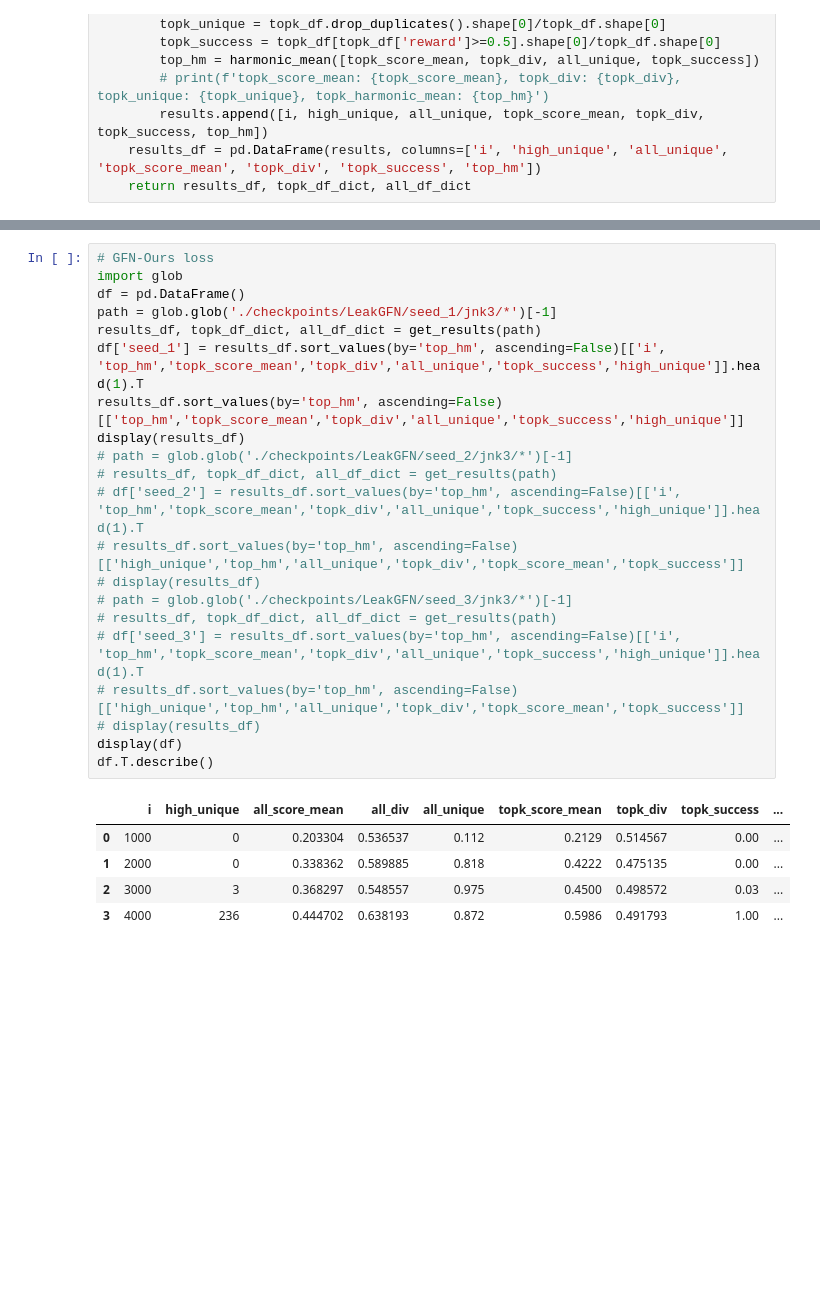
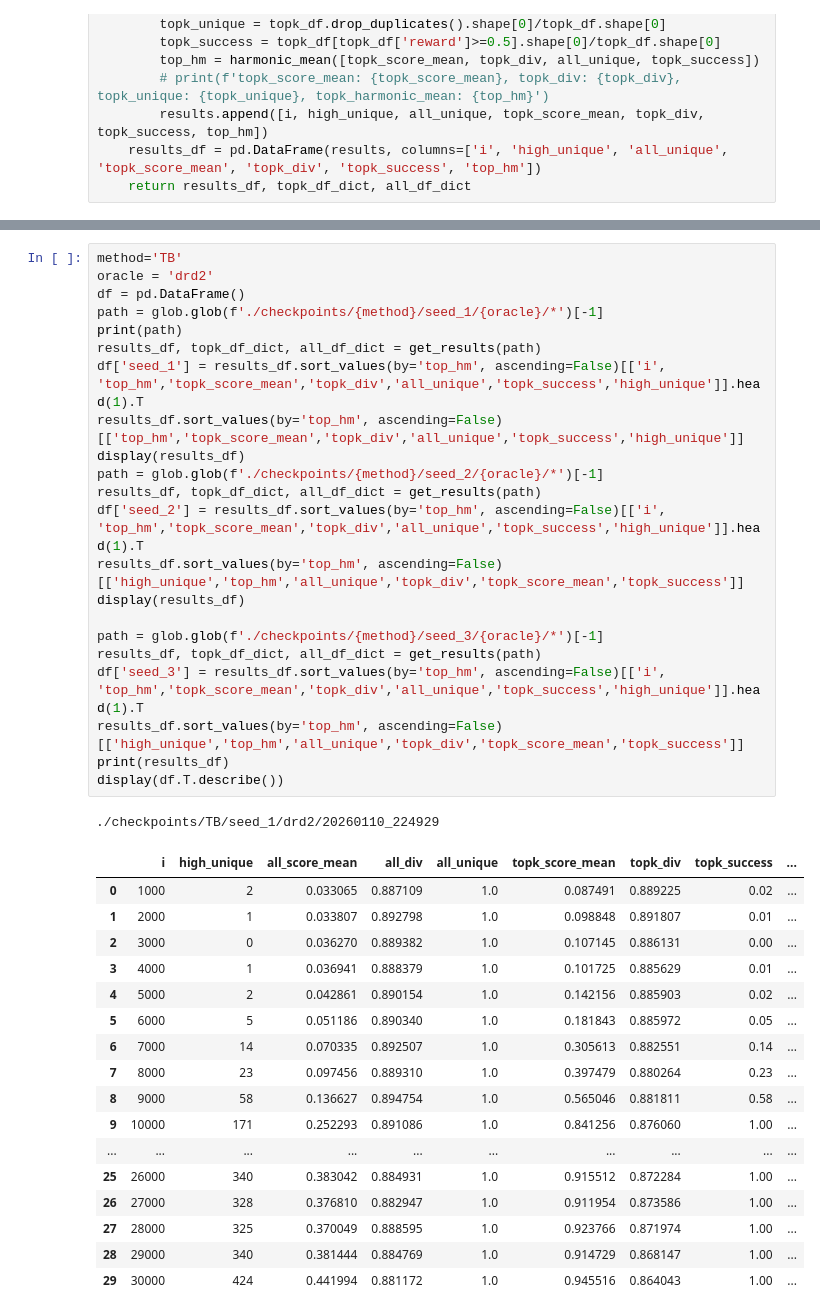
Before and after one commit to HwanheeKim813/LeakGFN, a Jupyter notebook: results.ipynb, the cells around one changed output, grey strips where cells are left out. Cells and saved outputs as stored; diff of their text form; blank space fills up the shorter version.

```diff
--- a/results.ipynb
+++ b/results.ipynb
@@ -114,27 +735,41 @@ def get_results_topk(dir_path):
 # %%
-# GFN-Ours loss
-import glob
+method='TB'
+oracle = 'drd2'
 df = pd.DataFrame()
-path = glob.glob('./checkpoints/LeakGFN/seed_1/jnk3/*')[-1]
+path = glob.glob(f'./checkpoints/{method}/seed_1/{oracle}/*')[-1]
+print(path)
 results_df, topk_df_dict, all_df_dict = get_results(path)
 df['seed_1'] = results_df.sort_values(by='top_hm', ascending=False)[['i', 'top_hm','topk_score_mean','topk_div','all_unique','topk_success','high_unique']].head(1).T
 results_df.sort_values(by='top_hm', ascending=False)[['top_hm','topk_score_mean','topk_div','all_unique','topk_success','high_unique']]
 display(results_df)
-# path = glob.glob('./checkpoints/LeakGFN/seed_2/jnk3/*')[-1]
-# results_df, topk_df_dict, all_df_dict = get_results(path)
-# df['seed_2'] = results_df.sort_values(by='top_hm', ascending=False)[['i', 'top_hm','topk_score_mean','topk_div','all_unique','topk_success','high_unique']].head(1).T
-# results_df.sort_values(by='top_hm', ascending=False)[['high_unique','top_hm','all_unique','topk_div','topk_score_mean','topk_success']]
-# display(results_df)
-# path = glob.glob('./checkpoints/LeakGFN/seed_3/jnk3/*')[-1]
-# results_df, topk_df_dict, all_df_dict = get_results(path)
-# df['seed_3'] = results_df.sort_values(by='top_hm', ascending=False)[['i', 'top_hm','topk_score_mean','topk_div','all_unique','topk_success','high_unique']].head(1).T
-# results_df.sort_values(by='top_hm', ascending=False)[['high_unique','top_hm','all_unique','topk_div','topk_score_mean','topk_success']]
-# display(results_df)
-display(df)
-df.T.describe()
+path = glob.glob(f'./checkpoints/{method}/seed_2/{oracle}/*')[-1]
+results_df, topk_df_dict, all_df_dict = get_results(path)
+df['seed_2'] = results_df.sort_values(by='top_hm', ascending=False)[['i', 'top_hm','topk_score_mean','topk_div','all_unique','topk_success','high_unique']].head(1).T
+results_df.sort_values(by='top_hm', ascending=False)[['high_unique','top_hm','all_unique','topk_div','topk_score_mean','topk_success']]
+display(results_df)
+
+path = glob.glob(f'./checkpoints/{method}/seed_3/{oracle}/*')[-1]
+results_df, topk_df_dict, all_df_dict = get_results(path)
+df['seed_3'] = results_df.sort_values(by='top_hm', ascending=False)[['i', 'top_hm','topk_score_mean','topk_div','all_unique','topk_success','high_unique']].head(1).T
+results_df.sort_values(by='top_hm', ascending=False)[['high_unique','top_hm','all_unique','topk_div','topk_score_mean','topk_success']]
+print(results_df)
+display(df.T.describe())
 # %% [output]
+./checkpoints/TB/seed_1/drd2/20260110_224929
 |  | i | high_unique | all_score_mean | all_div | all_unique | topk_score_mean | topk_div | topk_success | ... |
-| 0 | 1000 | 0 | 0.203304 | 0.536537 | 0.112 | 0.2129 | 0.514567 | 0.00 | ... |
-| 1 | 2000 | 0 | 0.338362 | 0.589885 | 0.818 | 0.4222 | 0.475135 | 0.00 | ... |
-| 2 | 3000 | 3 | 0.368297 | 0.548557 | 0.975 | 0.4500 | 0.498572 | 0.03 | ... |
-| 3 | 4000 | 236 | 0.444702 | 0.638193 | 0.872 | 0.5986 | 0.491793 | 1.00 | ... |
+| 0 | 1000 | 2 | 0.033065 | 0.887109 | 1.0 | 0.087491 | 0.889225 | 0.02 | ... |
+| 1 | 2000 | 1 | 0.033807 | 0.892798 | 1.0 | 0.098848 | 0.891807 | 0.01 | ... |
+| 2 | 3000 | 0 | 0.036270 | 0.889382 | 1.0 | 0.107145 | 0.886131 | 0.00 | ... |
+| 3 | 4000 | 1 | 0.036941 | 0.888379 | 1.0 | 0.101725 | 0.885629 | 0.01 | ... |
+| 4 | 5000 | 2 | 0.042861 | 0.890154 | 1.0 | 0.142156 | 0.885903 | 0.02 | ... |
+| 5 | 6000 | 5 | 0.051186 | 0.890340 | 1.0 | 0.181843 | 0.885972 | 0.05 | ... |
+| 6 | 7000 | 14 | 0.070335 | 0.892507 | 1.0 | 0.305613 | 0.882551 | 0.14 | ... |
+| 7 | 8000 | 23 | 0.097456 | 0.889310 | 1.0 | 0.397479 | 0.880264 | 0.23 | ... |
+| 8 | 9000 | 58 | 0.136627 | 0.894754 | 1.0 | 0.565046 | 0.881811 | 0.58 | ... |
+| 9 | 10000 | 171 | 0.252293 | 0.891086 | 1.0 | 0.841256 | 0.876060 | 1.00 | ... |
+| ... | ... | ... | ... | ... | ... | ... | ... | ... | ... |
+| 25 | 26000 | 340 | 0.383042 | 0.884931 | 1.0 | 0.915512 | 0.872284 | 1.00 | ... |
+| 26 | 27000 | 328 | 0.376810 | 0.882947 | 1.0 | 0.911954 | 0.873586 | 1.00 | ... |
+| 27 | 28000 | 325 | 0.370049 | 0.888595 | 1.0 | 0.923766 | 0.871974 | 1.00 | ... |
+| 28 | 29000 | 340 | 0.381444 | 0.884769 | 1.0 | 0.914729 | 0.868147 | 1.00 | ... |
+| 29 | 30000 | 424 | 0.441994 | 0.881172 | 1.0 | 0.945516 | 0.864043 | 1.00 | ... |
```
Also changed, not shown: parts of 11 cells of this notebook, 55 other files.
